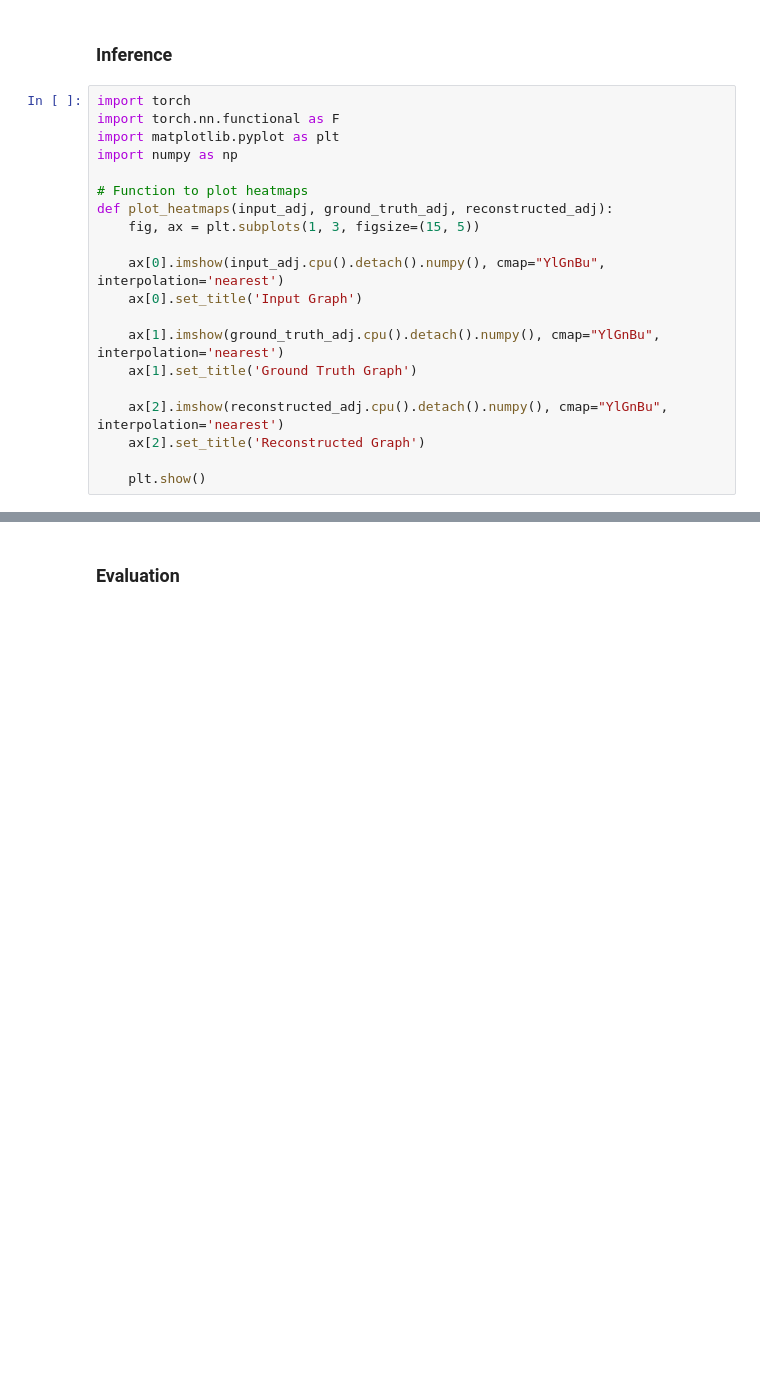
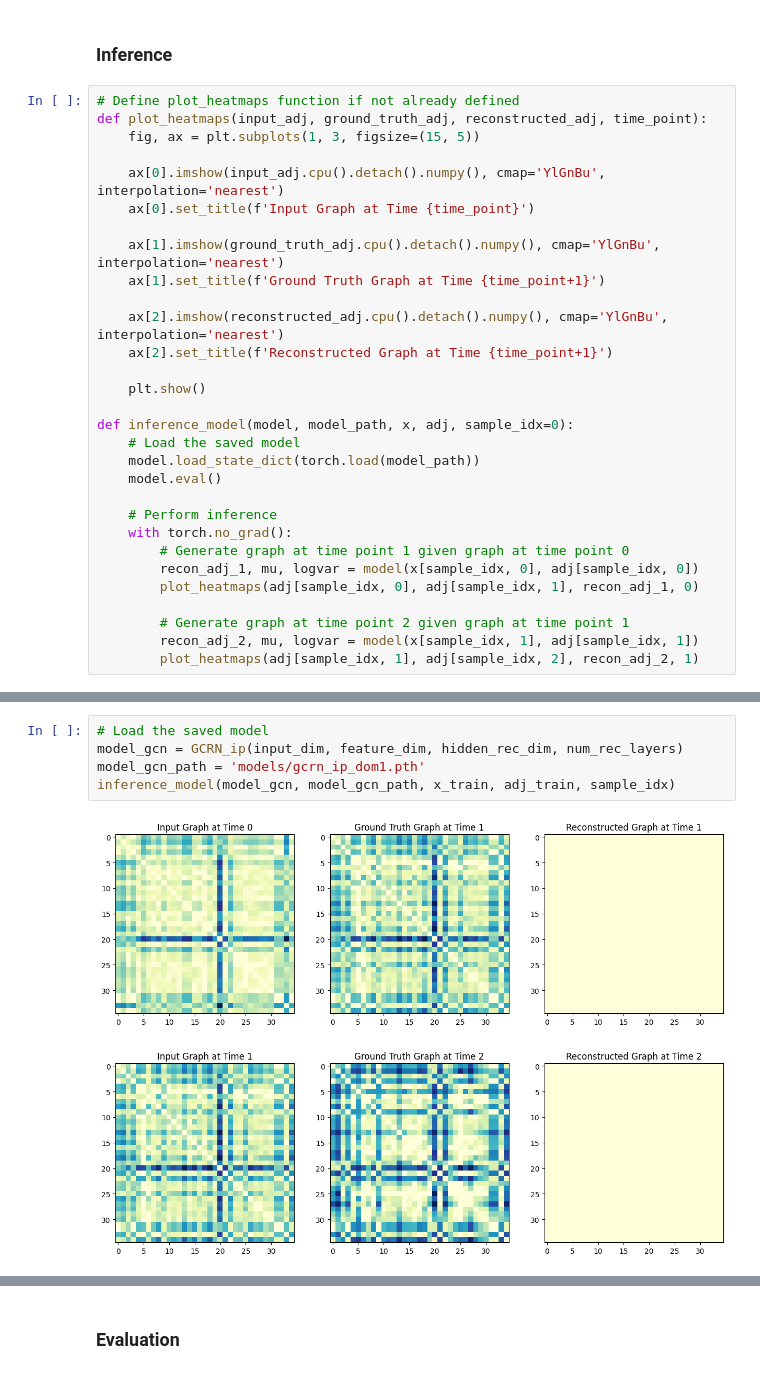
Before and after one commit to GitaAyu06/unifiedbrain, a Jupyter notebook: model_explore-domain_specific.ipynb, the cells around one changed output, grey strips where cells are left out. Cells and saved outputs as stored; diff of their text form; blank space fills up the shorter version.

```diff
--- a/domain-specific_model.ipynb
+++ b/model_explore-domain_specific.ipynb
@@ -735,22 +754,32 @@ RuntimeError: shape '[35, 35]' is invalid for input of size 42875
 # %% [markdown]
 ### Inference
 # %%
-import torch
-import torch.nn.functional as F
-import matplotlib.pyplot as plt
-import numpy as np
-
-# Function to plot heatmaps
-def plot_heatmaps(input_adj, ground_truth_adj, reconstructed_adj):
+# Define plot_heatmaps function if not already defined
+def plot_heatmaps(input_adj, ground_truth_adj, reconstructed_adj, time_point):
     fig, ax = plt.subplots(1, 3, figsize=(15, 5))
 
-    ax[0].imshow(input_adj.cpu().detach().numpy(), cmap="YlGnBu", interpolation='nearest')
-    ax[0].set_title('Input Graph')
+    ax[0].imshow(input_adj.cpu().detach().numpy(), cmap='YlGnBu', interpolation='nearest')
+    ax[0].set_title(f'Input Graph at Time {time_point}')
 
-    ax[1].imshow(ground_truth_adj.cpu().detach().numpy(), cmap="YlGnBu", interpolation='nearest')
-    ax[1].set_title('Ground Truth Graph')
+    ax[1].imshow(ground_truth_adj.cpu().detach().numpy(), cmap='YlGnBu', interpolation='nearest')
+    ax[1].set_title(f'Ground Truth Graph at Time {time_point+1}')
 
-    ax[2].imshow(reconstructed_adj.cpu().detach().numpy(), cmap="YlGnBu", interpolation='nearest')
-    ax[2].set_title('Reconstructed Graph')
+    ax[2].imshow(reconstructed_adj.cpu().detach().numpy(), cmap='YlGnBu', interpolation='nearest')
+    ax[2].set_title(f'Reconstructed Graph at Time {time_point+1}')
 
     plt.show()
+
+def inference_model(model, model_path, x, adj, sample_idx=0):
+    # Load the saved model
+    model.load_state_dict(torch.load(model_path))
+    model.eval()
+
+    # Perform inference
+    with torch.no_grad():
+        # Generate graph at time point 1 given graph at time point 0
+        recon_adj_1, mu, logvar = model(x[sample_idx, 0], adj[sample_idx, 0])
+        plot_heatmaps(adj[sample_idx, 0], adj[sample_idx, 1], recon_adj_1, 0)
+
+        # Generate graph at time point 2 given graph at time point 1
+        recon_adj_2, mu, logvar = model(x[sample_idx, 1], adj[sample_idx, 1])
+        plot_heatmaps(adj[sample_idx, 1], adj[sample_idx, 2], recon_adj_2, 1)
@@ -798,0 +791,8 @@ plot_heatmaps(adj_t, adj_t_next, recon_adj)
+# %%
+# Load the saved model
+model_gcn = GCRN_ip(input_dim, feature_dim, hidden_rec_dim, num_rec_layers)
+model_gcn_path = 'models/gcrn_ip_dom1.pth'
+inference_model(model_gcn, model_gcn_path, x_train, adj_train, sample_idx)
+# %% [output]
+[figure, added]
+[figure, added]
```
Also changed, not shown: parts of 24 cells of this notebook, 7 other files.
